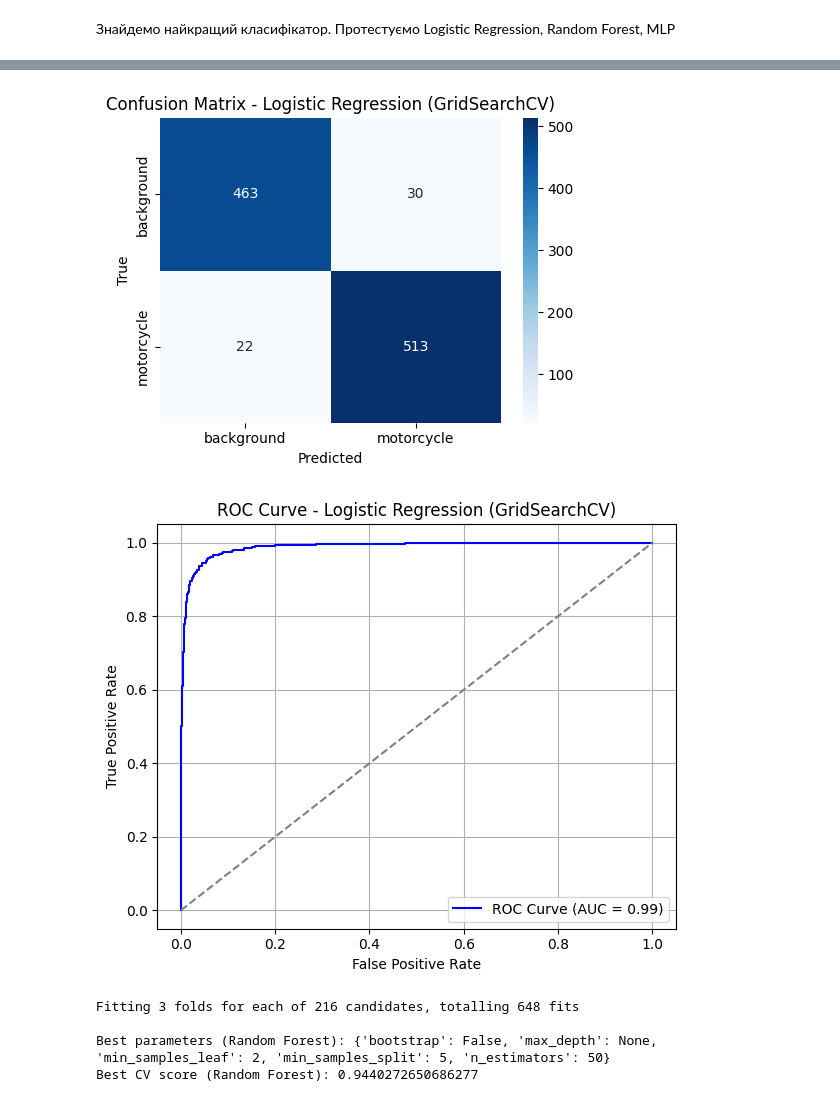
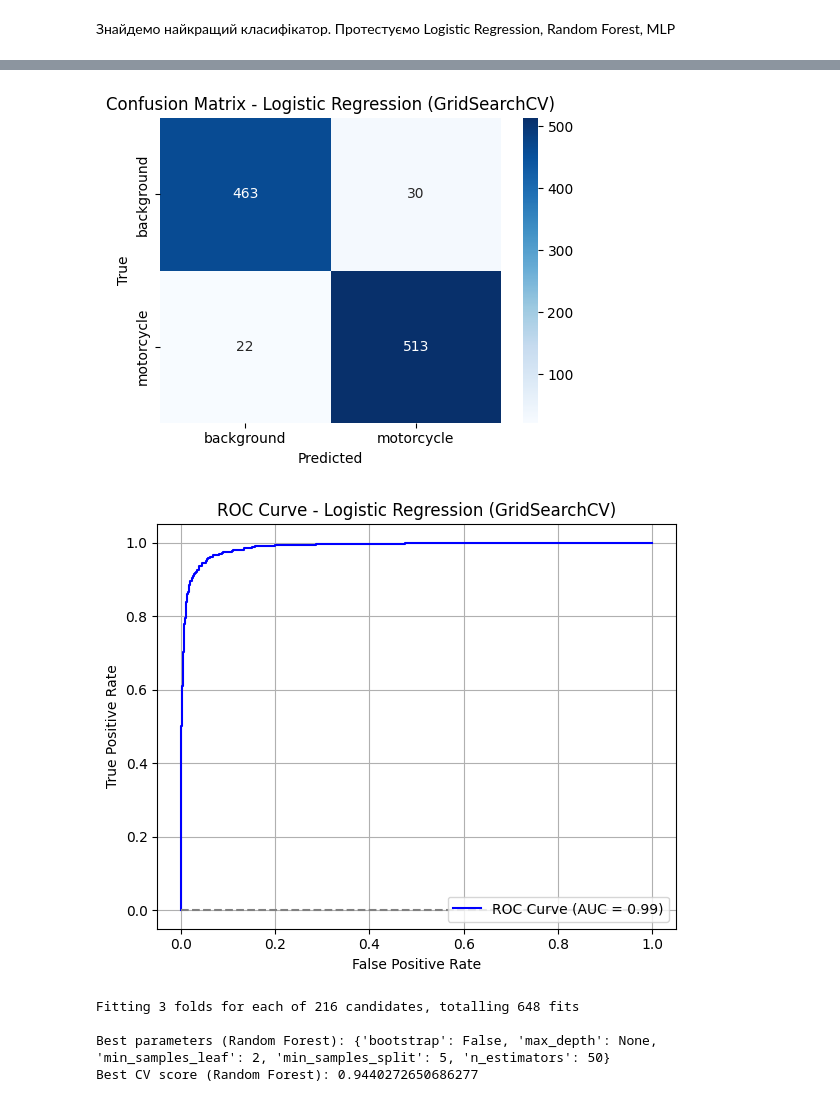
Before and after one commit to Yurii-Stepovenko/YAMNet1, a Jupyter notebook: Main.ipynb, the cells around one changed output, grey strips where cells are left out. Drawn from its saved outputs; the diff is of its cells as text; code cells hidden in the pictures.

```diff
--- a/Main.ipynb
+++ b/Main.ipynb
@@ -229,36 +234,36 @@ plt.show()
 #ROC-крива
 plt.figure(figsize=(6, 5))
 plt.plot(fpr, tpr, label=f"ROC Curve (AUC = {roc_auc:.2f})", color='blue')
-plt.plot([0, 1], [0, 1], linestyle='--', color='gray')
+plt.plot([0, 1], [0, 0], linestyle='--', color='gray')
 plt.xlabel("False Positive Rate")
 plt.ylabel("True Positive Rate")
 plt.title("ROC Curve - Logistic Regression (GridSearchCV)")
 plt.legend(loc="lower right")
 plt.grid()
 plt.tight_layout()
 plt.show()
 # %% [output]
 Best parameters: {'C': 1, 'penalty': 'l2', 'solver': 'liblinear'}
 Best CV score: 0.946929776232574
 
 Logistic Regression (GridSearchCV) Evaluation
 Accuracy:  0.949
 Precision: 0.945
 Recall:    0.959
 F1 Score:  0.952
 AUC:       0.988
 
 Classification Report:
               precision    recall  f1-score   support
 
   background       0.95      0.94      0.95       493
   motorcycle       0.94      0.96      0.95       535
 
     accuracy                           0.95      1028
    macro avg       0.95      0.95      0.95      1028
 weighted avg       0.95      0.95      0.95      1028
 [figure]
-[figure, old version]
+[figure, new version]
 # %%
 #2.Random Forest
 from sklearn.ensemble import RandomForestClassifier
```
Also changed, not shown: parts of 6 cells of this notebook.
